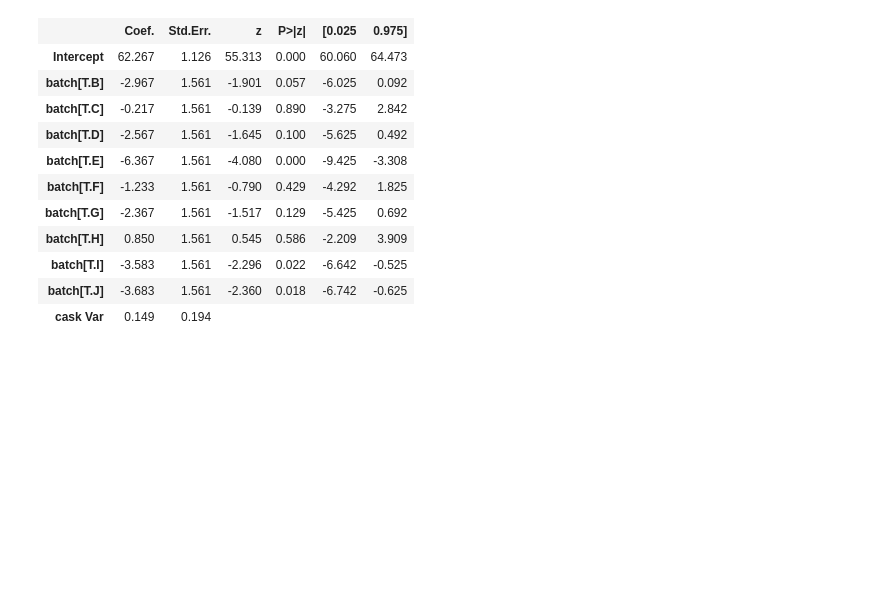
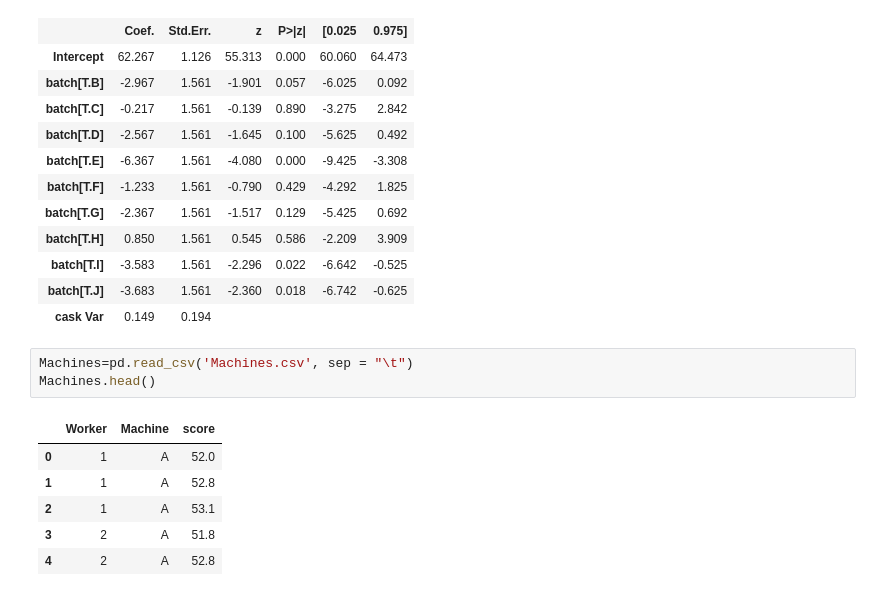
Before and after one commit to amahjourwalid/CA-HMMA307, a Jupyter notebook: Random and Mixed Effects Models.ipynb, the cells around one changed output. Saved outputs shown, nothing was run; the diff lists cells and outputs as text; blank space fills up the shorter version.

```diff
--- a/Random and Mixed Effects Models.ipynb
+++ b/Random and Mixed Effects Models.ipynb
@@ -265,3 +261,13 @@ mdf3.summary()
 | batch[T.I] | -3.583 | 1.561 | -2.296 | 0.022 | -6.642 | -0.525 |
 | batch[T.J] | -3.683 | 1.561 | -2.360 | 0.018 | -6.742 | -0.625 |
 | cask Var | 0.149 | 0.194 |  |  |  |  |
+# %%
+Machines=pd.read_csv('Machines.csv', sep = "\t")
+Machines.head()
+# %% [output]
+|  | Worker | Machine | score |
+| 0 | 1 | A | 52.0 |
+| 1 | 1 | A | 52.8 |
+| 2 | 1 | A | 53.1 |
+| 3 | 2 | A | 51.8 |
+| 4 | 2 | A | 52.8 |
```
Also changed, not shown: parts of 8 cells of this notebook, 1 other file.
